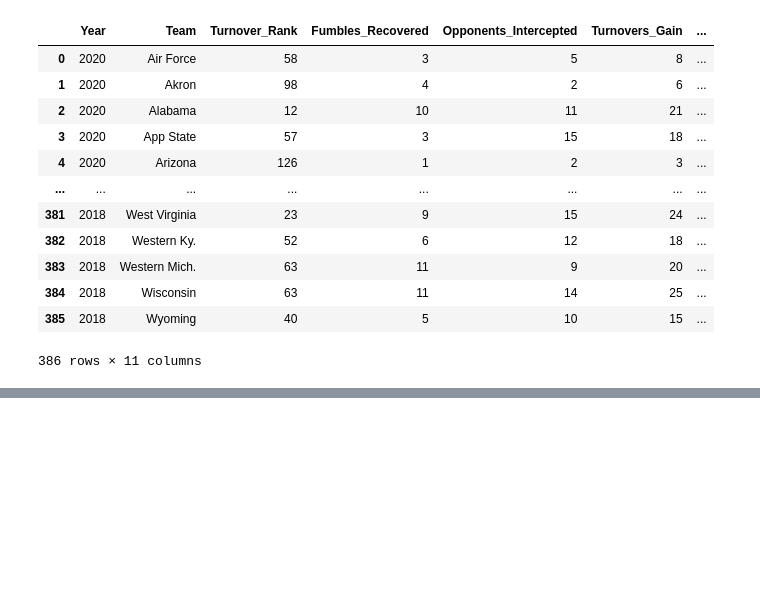
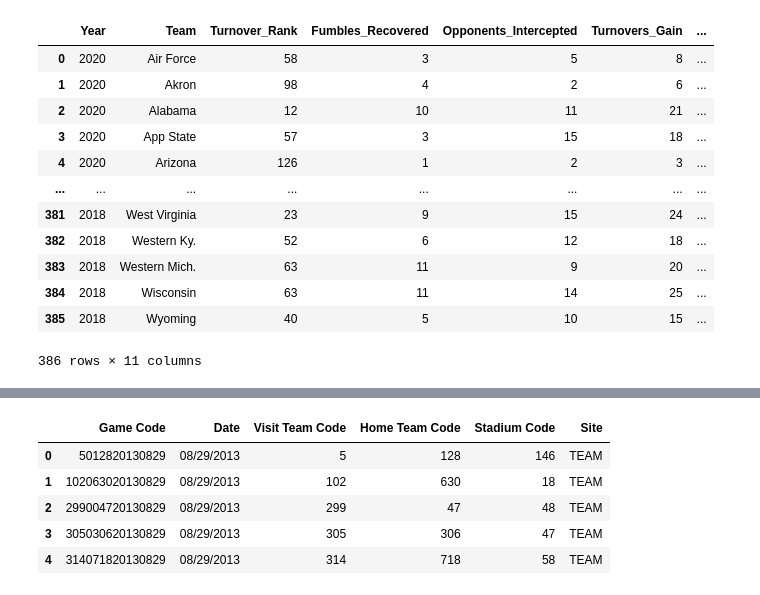
Before and after one commit to jacobhash570/college_football, a Jupyter notebook: data_etl.ipynb, the cells around one changed output, grey strips where cells are left out. Drawn from its saved outputs; the diff is of its cells as text; code cells hidden in the pictures; blank space fills up the shorter version.

```diff
--- a/data_etl.ipynb
+++ b/data_etl.ipynb
@@ -813,0 +843,11 @@ pd.read_sql_query('select * from turnovers', con=engine)
+# %%
+csv_file3 = "Resources/game.csv"
+game_df = pd.read_csv(csv_file3)
+game_df.head()
+# %% [output]
+|  | Game Code | Date | Visit Team Code | Home Team Code | Stadium Code | Site |
+| 0 | 5012820130829 | 08/29/2013 | 5 | 128 | 146 | TEAM |
+| 1 | 102063020130829 | 08/29/2013 | 102 | 630 | 18 | TEAM |
+| 2 | 299004720130829 | 08/29/2013 | 299 | 47 | 48 | TEAM |
+| 3 | 305030620130829 | 08/29/2013 | 305 | 306 | 47 | TEAM |
+| 4 | 314071820130829 | 08/29/2013 | 314 | 718 | 58 | TEAM |
```
Also changed, not shown: parts of 8 cells of this notebook, 4 other files.
